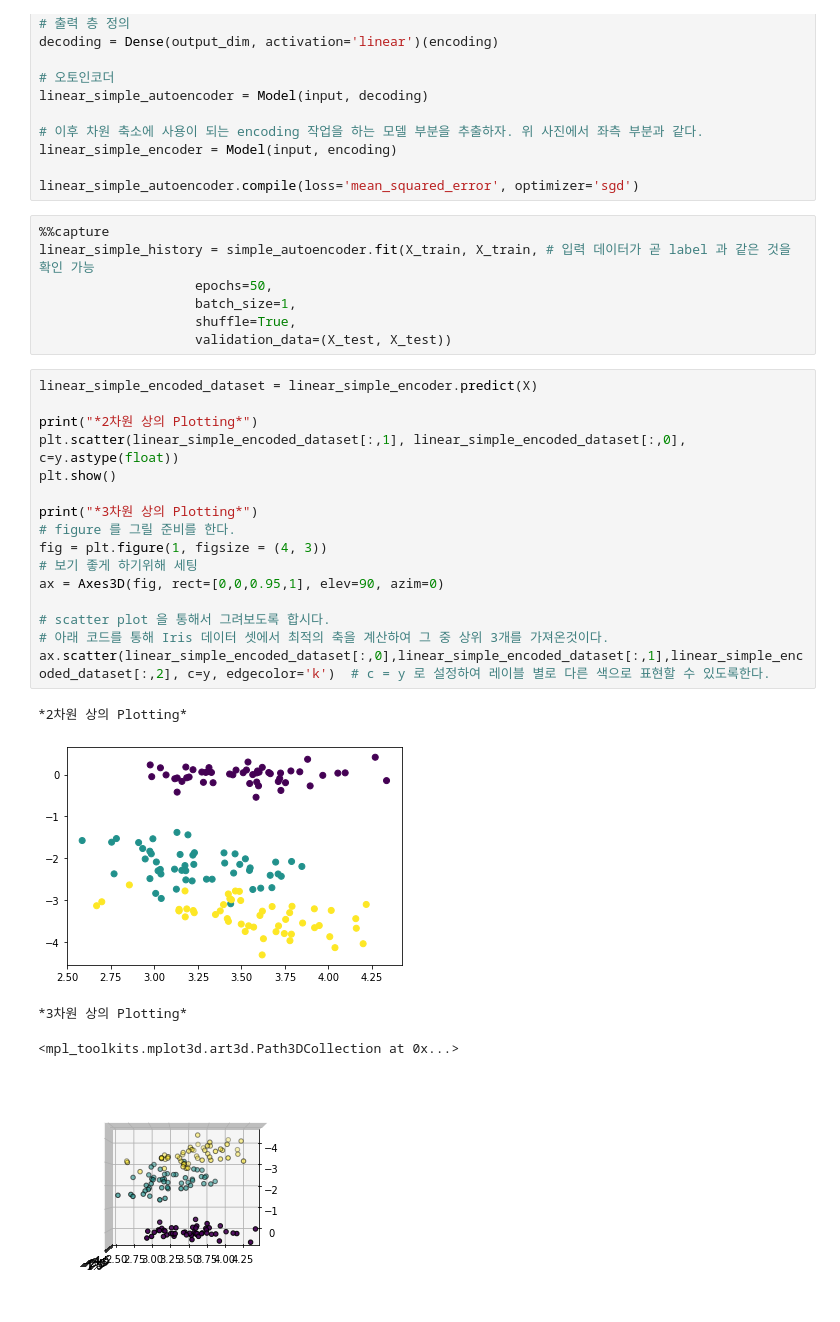
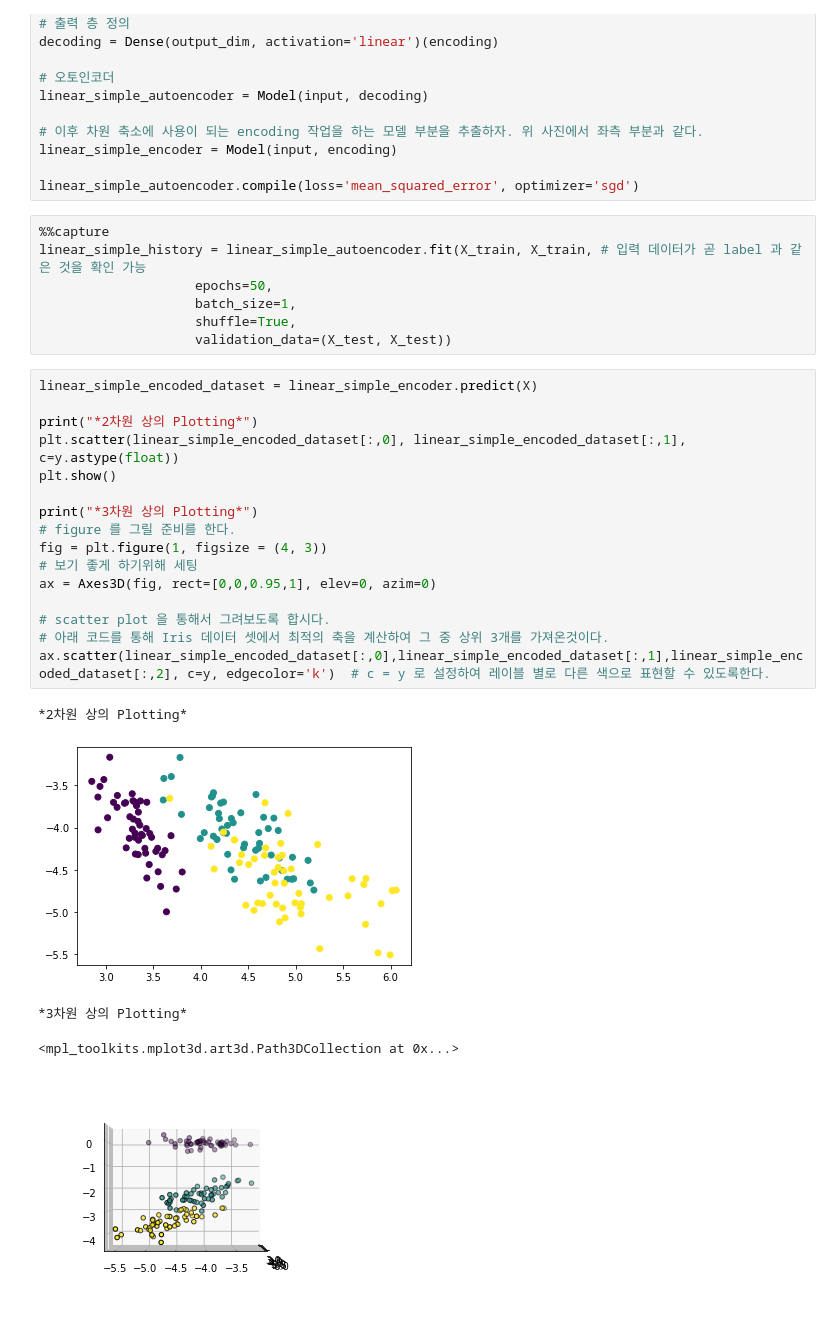
Before and after one commit to ChicagoPark/ML_Assignment, a Jupyter notebook: HW2_20161309_박영일_AutoEnc.ipynb, the cells around one changed output. Cells and saved outputs as stored; diff of their text form.

```diff
--- a/HW2_20161309_박영일_AutoEnc.ipynb
+++ b/HW2_20161309_박영일_AutoEnc.ipynb
@@ -308,7 +346,7 @@ linear_simple_encoder = Model(input, encoding)
 linear_simple_autoencoder.compile(loss='mean_squared_error', optimizer='sgd')
 # %%
 %%capture
-linear_simple_history = simple_autoencoder.fit(X_train, X_train, # 입력 데이터가 곧 label 과 같은 것을 확인 가능
+linear_simple_history = linear_simple_autoencoder.fit(X_train, X_train, # 입력 데이터가 곧 label 과 같은 것을 확인 가능
                     epochs=50,
                     batch_size=1,
                     shuffle=True,
@@ -316,22 +354,22 @@ linear_simple_history = simple_autoencoder.fit(X_train, X_train, # 입력 데이
 # %%
 linear_simple_encoded_dataset = linear_simple_encoder.predict(X)
 
 print("*2차원 상의 Plotting*")
-plt.scatter(linear_simple_encoded_dataset[:,1], linear_simple_encoded_dataset[:,0], c=y.astype(float))
+plt.scatter(linear_simple_encoded_dataset[:,0], linear_simple_encoded_dataset[:,1], c=y.astype(float))
 plt.show()
 
 print("*3차원 상의 Plotting*")
 # figure 를 그릴 준비를 한다.
 fig = plt.figure(1, figsize = (4, 3))
 # 보기 좋게 하기위해 세팅
-ax = Axes3D(fig, rect=[0,0,0.95,1], elev=90, azim=0)
+ax = Axes3D(fig, rect=[0,0,0.95,1], elev=0, azim=0)
 
 # scatter plot 을 통해서 그려보도록 합시다.
 # 아래 코드를 통해 Iris 데이터 셋에서 최적의 축을 계산하여 그 중 상위 3개를 가져온것이다.
 ax.scatter(linear_simple_encoded_dataset[:,0],linear_simple_encoded_dataset[:,1],linear_simple_encoded_dataset[:,2], c=y, edgecolor='k')  # c = y 로 설정하여 레이블 별로 다른 색으로 표현할 수 있도록한다.
 # %% [output]
 *2차원 상의 Plotting*
-[figure, old version]
+[figure, new version]
 *3차원 상의 Plotting*
 <mpl_toolkits.mplot3d.art3d.Path3DCollection at 0x...>
-[figure, old version]
+[figure, new version]
```
Also changed, not shown: parts of 9 cells of this notebook.
